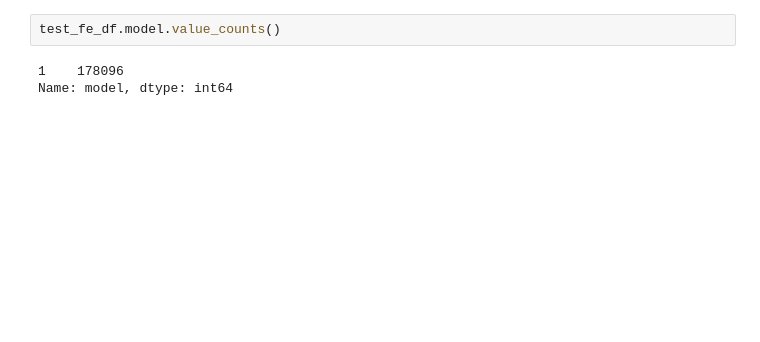
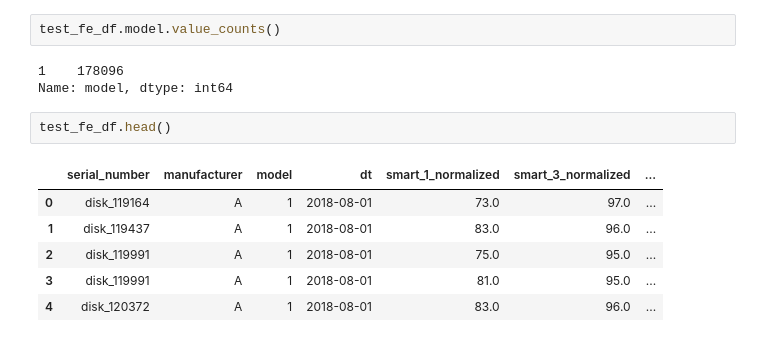
Before and after one commit to DevinWang23/tianchi_ai_ops_2020, a Jupyter notebook: jupyter_notebook/train_eval.ipynb, the cells around one changed output. Saved outputs shown, nothing was run; the diff lists cells and outputs as text; blank space fills up the shorter version.

```diff
--- a/jupyter_notebook/train_eval.ipynb
+++ b/jupyter_notebook/train_eval.ipynb
@@ -180,4 +268,13 @@ test_fe_df.model.value_counts()
 # %% [output]
 1    178096
 Name: model, dtype: int64
+# %%
+test_fe_df.head()
+# %% [output]
+|  | serial_number | manufacturer | model | dt | smart_1_normalized | smart_3_normalized | ... |
+| 0 | disk_119164 | A | 1 | 2018-08-01 | 73.0 | 97.0 | ... |
+| 1 | disk_119437 | A | 1 | 2018-08-01 | 83.0 | 96.0 | ... |
+| 2 | disk_119991 | A | 1 | 2018-08-01 | 75.0 | 95.0 | ... |
+| 3 | disk_119991 | A | 1 | 2018-08-01 | 81.0 | 95.0 | ... |
+| 4 | disk_120372 | A | 1 | 2018-08-01 | 83.0 | 96.0 | ... |
 # %%
```
Also changed, not shown: parts of 30 cells of this notebook, 3 other files.
